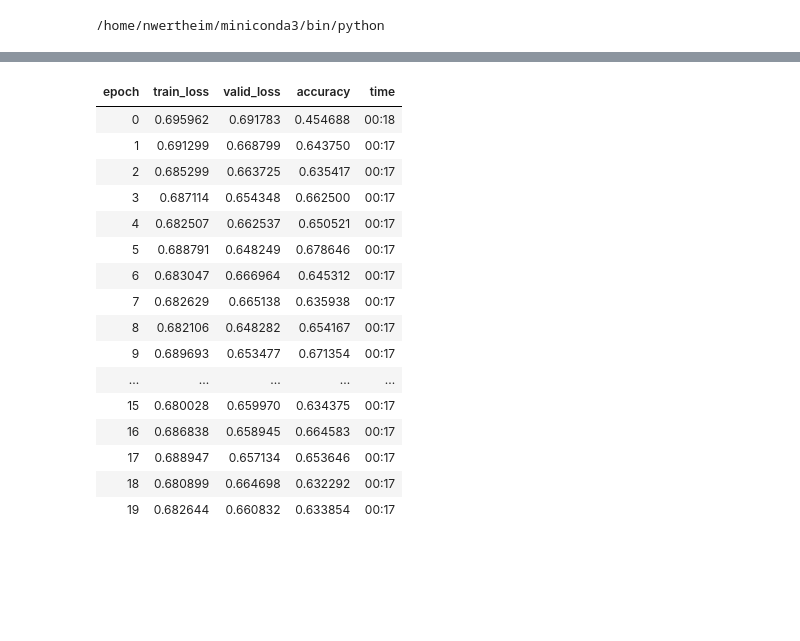
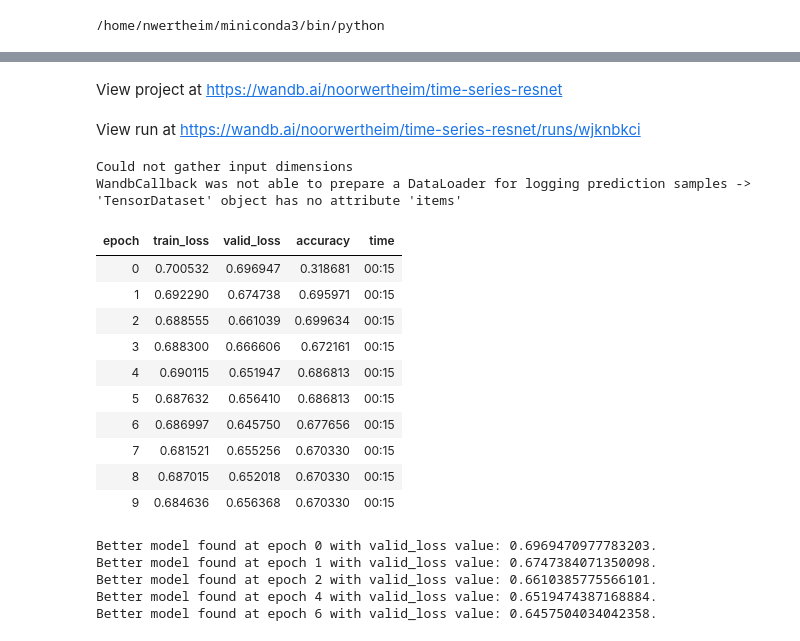
Before and after one commit to noorwertheim/Master-Thesis, a Jupyter notebook: notebooks/resnet_multiple_init_aggr_pred.ipynb, the cells around one changed output, grey strips where cells are left out. Drawn from its saved outputs; the diff is of its cells as text; code cells hidden in the pictures; blank space fills up the shorter version.

```diff
--- a/notebooks/resnet_multiple_init_aggr_pred.ipynb
+++ b/notebooks/resnet_multiple_init_aggr_pred.ipynb
@@ -62,8 +62,8 @@ from fastai.data.core import DataLoaders
 
 from collections import Counter
 
-train_windows, train_labels, train_meta = create_time_windows_with_metadata(train_data)
-test_windows, test_labels, test_meta = create_time_windows_with_metadata(test_data)
+train_windows, train_labels, train_meta = create_time_windows_with_metadata(train_data, window_length=36000, step_size=36000)
+test_windows, test_labels, test_meta = create_time_windows_with_metadata(test_data, window_length=36000, step_size=36000)
 
 # Convert to tensors
 train_windows_tensor = torch.tensor(train_windows, dtype=torch.float32)
@@ -125,7 +125,7 @@ from fastai.data.core import DataLoaders
 from fastai.learner import Learner
 import torch
 from fastai.optimizer import SGD
-
+from fastai.callback.wandb import WandbCallback
 
 # Fix seeds for reproducibility
 def seed_everything(seed):
@@ -135,8 +135,8 @@ def seed_everything(seed):
     torch.manual_seed(seed)
     torch.cuda.manual_seed_all(seed)
 
-num_epochs = 20
-num_runs = 5
+num_epochs = 10
+num_runs = 1
 all_train_losses = []
 all_valid_losses = []
 all_metrics = []
@@ -151,6 +151,18 @@ all_pred_probs = []
 
 for run in range(num_runs):
     print(f"\n🌀 Run {run+1}/{num_runs}")
+
+    wandb.init(
+        project="time-series-resnet",
+        name=f"resnet_run_WINDOWSIZE36000_{run+1}",
+        config={
+            "architecture": "ResNet",
+            "epochs": num_epochs,
+            "batch_size": batch_size,
+            "learning_rate": learning_rate,
+            "run": run + 1
+        }
+    )
     seed_everything(run)
 
     # Model
@@ -161,12 +173,22 @@ for run in range(num_runs):
     loss_func = torch.nn.CrossEntropyLoss(weight=class_weights_tensor)
 
     # Learner
-    learn = Learner(dls, model, loss_func=loss_func, metrics=accuracy, opt_func=SGD)
+    learn = Learner(
+    dls,
+    model,
+    loss_func=loss_func,
+    metrics=accuracy,
+    opt_func=SGD,
+    cbs=WandbCallback(log_model=True, log_preds=True)
+    )
+
     learn.model.to(device)
     # learn.dls.to(device)
 
     # Fit
     learn.fit_one_cycle(num_epochs, learning_rate)
+    # Log final metrics for this run
+
 
     # Record losses
     losses = np.array(learn.recorder.losses)
@@ -195,6 +217,17 @@ for run in range(num_runs):
     auc = roc_auc_score(true_labels, pred_probs)
     all_metrics.append([acc, prec, rec, f1, ap, auc])
 
+    wandb.log({
+        "final_accuracy": acc,
+        "final_precision": prec,
+        "final_recall": rec,
+        "final_f1": f1,
+        "final_average_precision": ap,
+        "final_auc": auc
+    })
+
+    wandb.finish()
+
     if ap > best_ap:
         best_ap = ap
         best_preds = preds
@@ -211,18 +248,21 @@ all_metrics = np.stack(all_metrics)
+View project at https://wandb.ai/noorwertheim/time-series-resnet
+View run at https://wandb.ai/noorwertheim/time-series-resnet/runs/wjknbkci
+Could not gather input dimensions
+WandbCallback was not able to prepare a DataLoader for logging prediction samples -> 'TensorDataset' object has no attribute 'items'
 | epoch | train_loss | valid_loss | accuracy | time |
-| 0 | 0.695962 | 0.691783 | 0.454688 | 00:18 |
-| 1 | 0.691299 | 0.668799 | 0.643750 | 00:17 |
-| 2 | 0.685299 | 0.663725 | 0.635417 | 00:17 |
-| 3 | 0.687114 | 0.654348 | 0.662500 | 00:17 |
-| 4 | 0.682507 | 0.662537 | 0.650521 | 00:17 |
-| 5 | 0.688791 | 0.648249 | 0.678646 | 00:17 |
-| 6 | 0.683047 | 0.666964 | 0.645312 | 00:17 |
-| 7 | 0.682629 | 0.665138 | 0.635938 | 00:17 |
-| 8 | 0.682106 | 0.648282 | 0.654167 | 00:17 |
-| 9 | 0.689693 | 0.653477 | 0.671354 | 00:17 |
-| ... | ... | ... | ... | ... |
-| 15 | 0.680028 | 0.659970 | 0.634375 | 00:17 |
-| 16 | 0.686838 | 0.658945 | 0.664583 | 00:17 |
-| 17 | 0.688947 | 0.657134 | 0.653646 | 00:17 |
-| 18 | 0.680899 | 0.664698 | 0.632292 | 00:17 |
-| 19 | 0.682644 | 0.660832 | 0.633854 | 00:17 |
+| 0 | 0.700532 | 0.696947 | 0.318681 | 00:15 |
+| 1 | 0.692290 | 0.674738 | 0.695971 | 00:15 |
+| 2 | 0.688555 | 0.661039 | 0.699634 | 00:15 |
+| 3 | 0.688300 | 0.666606 | 0.672161 | 00:15 |
+| 4 | 0.690115 | 0.651947 | 0.686813 | 00:15 |
+| 5 | 0.687632 | 0.656410 | 0.686813 | 00:15 |
+| 6 | 0.686997 | 0.645750 | 0.677656 | 00:15 |
+| 7 | 0.681521 | 0.655256 | 0.670330 | 00:15 |
+| 8 | 0.687015 | 0.652018 | 0.670330 | 00:15 |
+| 9 | 0.684636 | 0.656368 | 0.670330 | 00:15 |
+Better model found at epoch 0 with valid_loss value: 0.6969470977783203.
+Better model found at epoch 1 with valid_loss value: 0.6747384071350098.
+Better model found at epoch 2 with valid_loss value: 0.6610385775566101.
+Better model found at epoch 4 with valid_loss value: 0.6519474387168884.
+Better model found at epoch 6 with valid_loss value: 0.6457504034042358.
 [interactive output not drawn]
```
Also changed, not shown: parts of 5 cells of this notebook, 13 other files.
